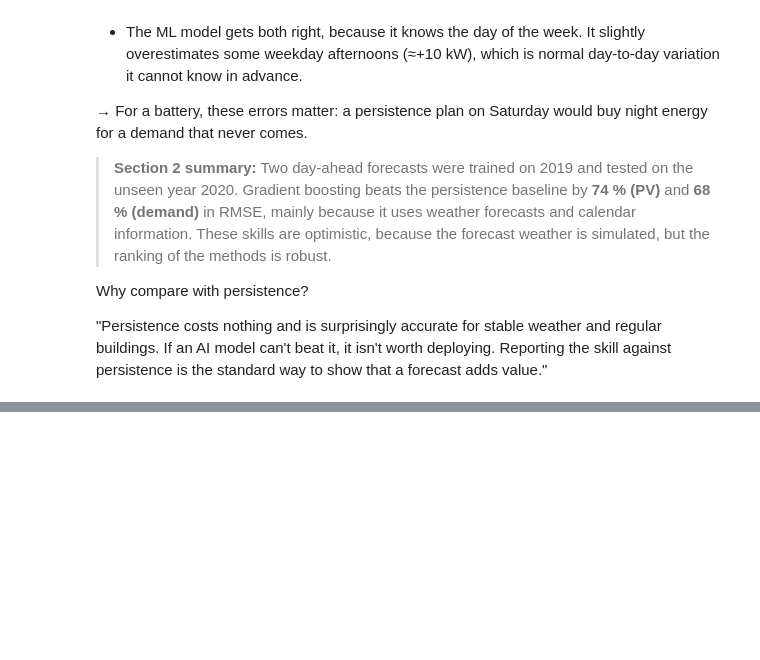
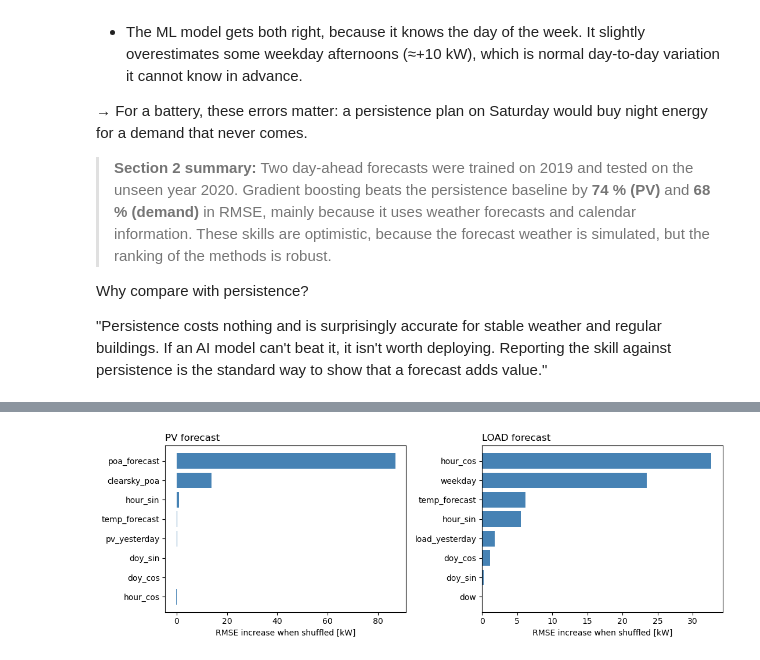
Before and after one commit to maduakordavid01-ui/solar-pv-python, a Jupyter notebook: 02_my_ai_forecasting.ipynb, the cells around one changed output, grey strips where cells are left out. Cells and saved outputs as stored; diff of their text form; code cells hidden in the pictures; blank space fills up the shorter version.

```diff
--- a/02_my_ai_forecasting.ipynb
+++ b/02_my_ai_forecasting.ipynb
@@ -333,0 +341,18 @@ Why compare with persistence?
+# %%
+#permutation importance
+
+fig, axes = plt.subplots(1, 2, figsize=(11, 3.8))
+
+for ax, (target, feats) in zip(axes, FEATURES.items()):
+    sample = X.loc[test, feats].sample(2000, random_state=0)       # 2,000 random test hours (faster)
+    r = permutation_importance(models[target], sample, df.loc[sample.index, target],
+                               n_repeats=5, random_state=0,
+                               scoring="neg_root_mean_squared_error")
+    imp = pd.Series(r.importances_mean, index=feats).sort_values()
+    ax.barh(imp.index, imp.values, color="steelblue")
+    ax.set_title(f"{target.replace('_kw', '').upper()} forecast", loc="left")
+    ax.set_xlabel("RMSE increase when shuffled [kW]")
+
+plt.tight_layout(); plt.show()
+# %% [output]
+[figure, added]
```
Also changed, not shown: parts of 5 cells of this notebook.
